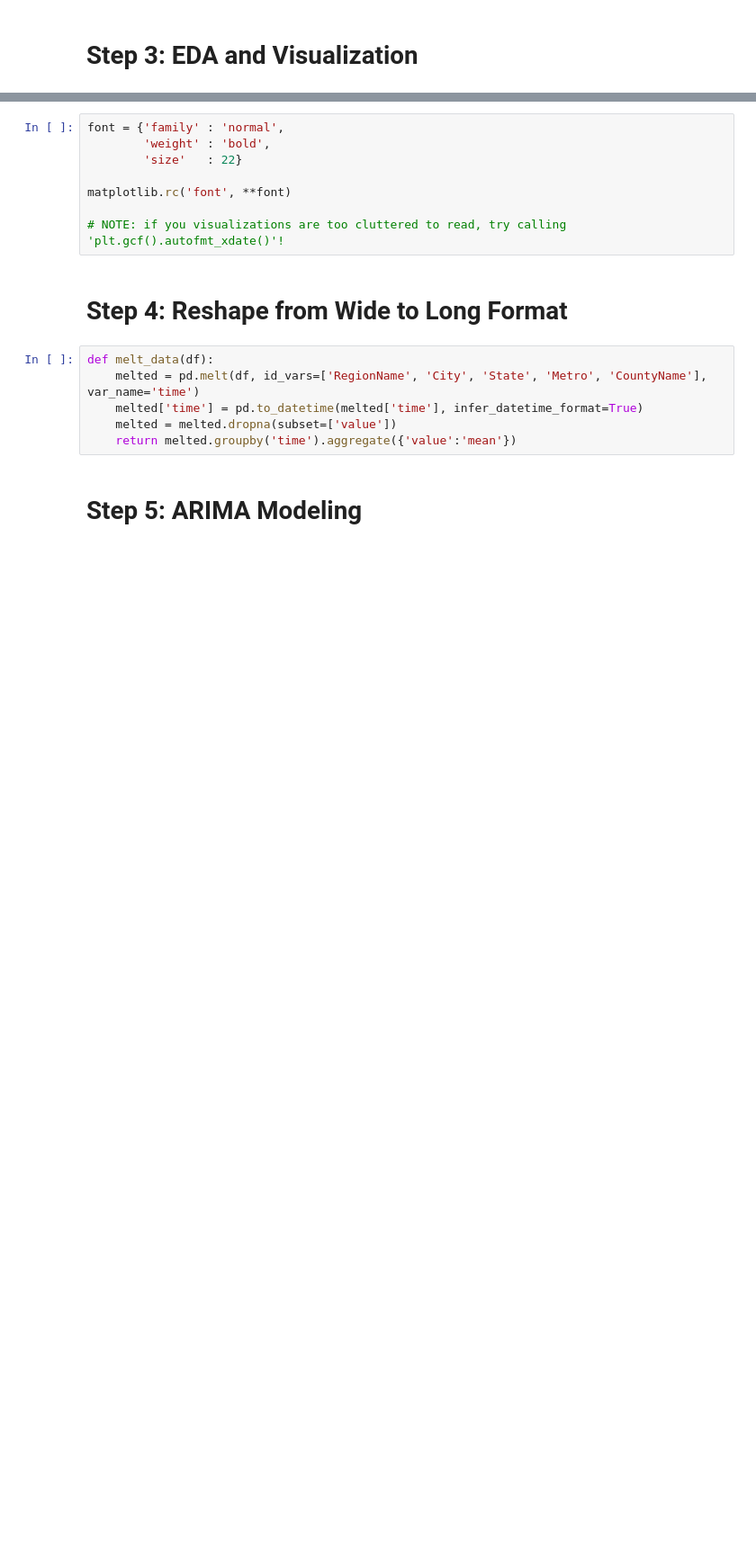
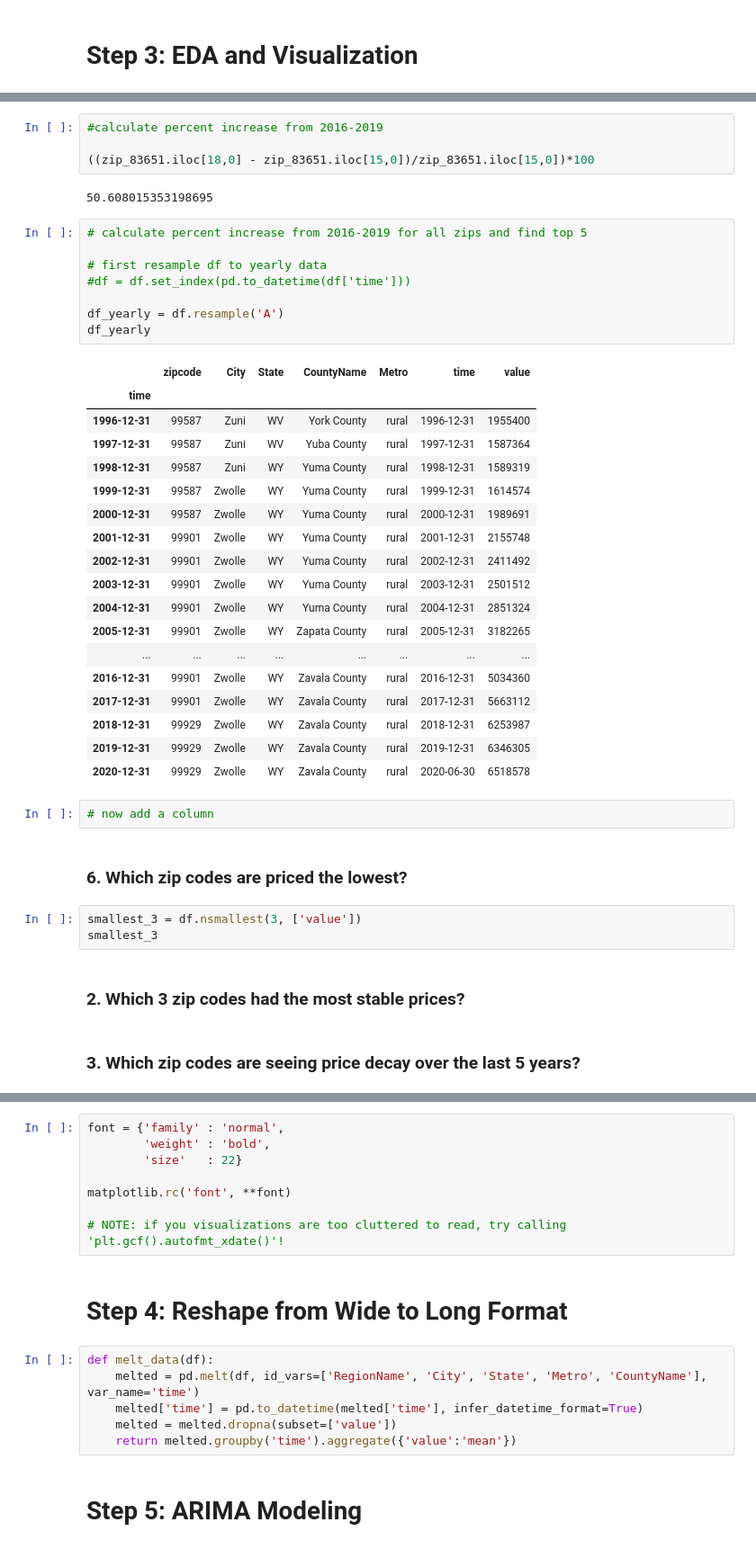
Before and after one commit to jrf6xh/Time-Series-Modeling, a Jupyter notebook: starter_notebook_CM.ipynb, the cells around one changed output, grey strips where cells are left out. Shown: that part at 90% size. Cells and saved outputs as stored; diff of their text form; blank space fills up the shorter version.

```diff
--- a/starter_notebook_CM.ipynb
+++ b/starter_notebook_CM.ipynb
@@ -225,0 +375,44 @@ Where was the top growth in the last 5 years, 10 years?
+# %%
+#calculate percent increase from 2016-2019
+
+((zip_83651.iloc[18,0] - zip_83651.iloc[15,0])/zip_83651.iloc[15,0])*100
+# %% [output]
+50.608015353198695
+# %%
+# calculate percent increase from 2016-2019 for all zips and find top 5
+
+# first resample df to yearly data
+#df = df.set_index(pd.to_datetime(df['time']))
+
+df_yearly = df.resample('A')
+df_yearly
+# %% [output]
+|  | zipcode | City | State | CountyName | Metro | time | value |
+| time |  |  |  |  |  |  |  |
+| 1996-12-31 | 99587 | Zuni | WV | York County | rural | 1996-12-31 | 1955400 |
+| 1997-12-31 | 99587 | Zuni | WV | Yuba County | rural | 1997-12-31 | 1587364 |
+| 1998-12-31 | 99587 | Zuni | WY | Yuma County | rural | 1998-12-31 | 1589319 |
+| 1999-12-31 | 99587 | Zwolle | WY | Yuma County | rural | 1999-12-31 | 1614574 |
+| 2000-12-31 | 99587 | Zwolle | WY | Yuma County | rural | 2000-12-31 | 1989691 |
+| 2001-12-31 | 99901 | Zwolle | WY | Yuma County | rural | 2001-12-31 | 2155748 |
+| 2002-12-31 | 99901 | Zwolle | WY | Yuma County | rural | 2002-12-31 | 2411492 |
+| 2003-12-31 | 99901 | Zwolle | WY | Yuma County | rural | 2003-12-31 | 2501512 |
+| 2004-12-31 | 99901 | Zwolle | WY | Yuma County | rural | 2004-12-31 | 2851324 |
+| 2005-12-31 | 99901 | Zwolle | WY | Zapata County | rural | 2005-12-31 | 3182265 |
+| ... | ... | ... | ... | ... | ... | ... | ... |
+| 2016-12-31 | 99901 | Zwolle | WY | Zavala County | rural | 2016-12-31 | 5034360 |
+| 2017-12-31 | 99901 | Zwolle | WY | Zavala County | rural | 2017-12-31 | 5663112 |
+| 2018-12-31 | 99929 | Zwolle | WY | Zavala County | rural | 2018-12-31 | 6253987 |
+| 2019-12-31 | 99929 | Zwolle | WY | Zavala County | rural | 2019-12-31 | 6346305 |
+| 2020-12-31 | 99929 | Zwolle | WY | Zavala County | rural | 2020-06-30 | 6518578 |
+# %%
+# now add a column
+# %% [markdown]
+### 6. Which zip codes are priced the lowest?
+# %%
+smallest_3 = df.nsmallest(3, ['value'])
+smallest_3
+# %% [markdown]
+### 2. Which 3 zip codes had the most stable prices?
+# %% [markdown]
+### 3. Which zip codes are seeing price decay over the last 5 years?
```
Also changed, not shown: parts of 38 cells of this notebook.
